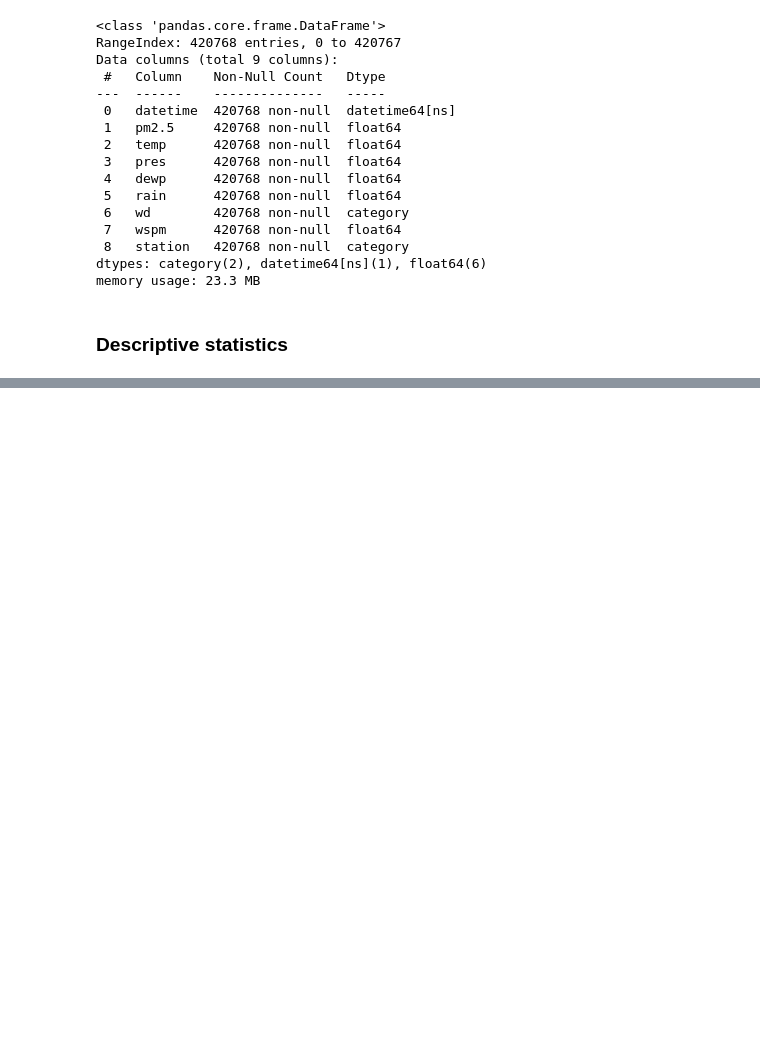
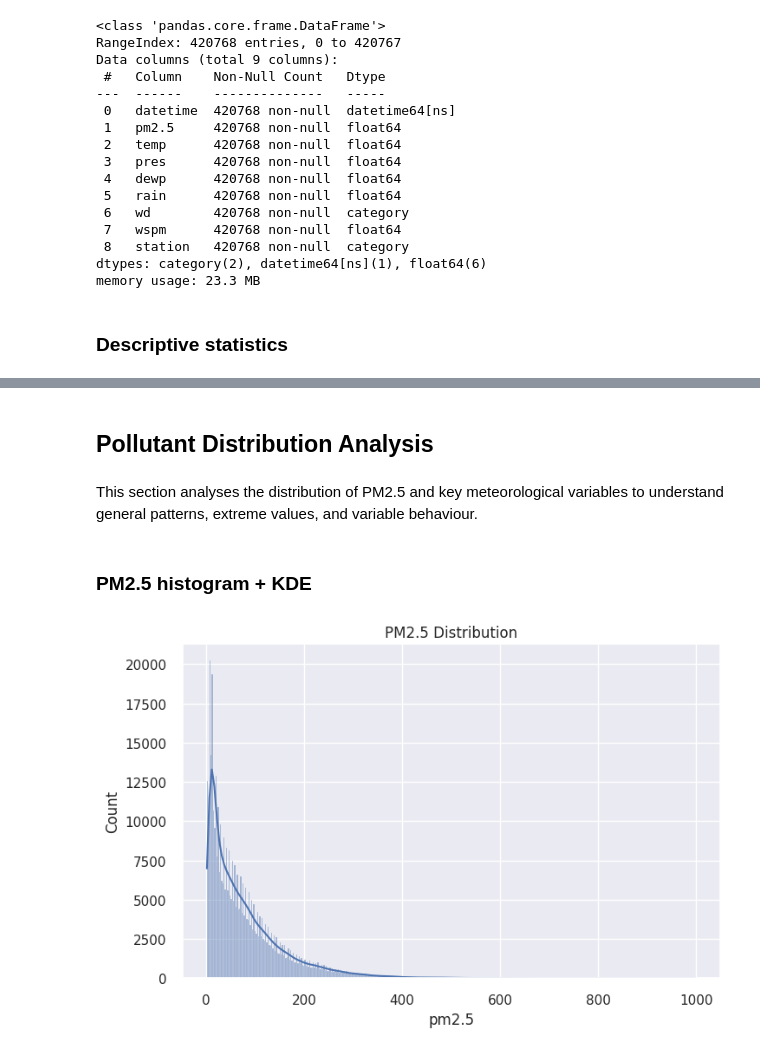
Before and after one commit to RSE1982/beijing-air-quality, a Jupyter notebook: notebooks/03_initial_eda.ipynb, the cells around one changed output, grey strips where cells are left out. Cells and saved outputs as stored; diff of their text form; code cells hidden in the pictures; blank space fills up the shorter version.

Commit message:
feat: add polution distribution analysis, closes #22

```diff
--- a/notebooks/03_initial_eda.ipynb
+++ b/notebooks/03_initial_eda.ipynb
@@ -200,3 +200,16 @@ overview_stats # Display the overview statistics
 | dewp | 420768.0 | 2.482602 | -43.4 | -8.9 | 3.0 | 15.1 | 29.1 | 13.797255 | -0.186849 | -1.133436 |
 | rain | 420768.0 | 0.064416 | 0.0 | 0.0 | 0.0 | 0.0 | 72.5 | 0.820626 | 30.057526 | 1346.750490 |
 | wspm | 420768.0 | 1.730317 | 0.0 | 0.9 | 1.4 | 2.2 | 13.2 | 1.24698 | 1.625499 | 3.680951 |
+# %% [markdown]
+## Pollutant Distribution Analysis
+# %% [markdown]
+This section analyses the distribution of PM2.5 and key meteorological variables to understand general patterns, extreme values, and variable behaviour.
+# %% [markdown]
+### PM2.5 histogram + KDE
+# %%
+plt.figure(figsize=(8,5))
+sns.histplot(df["pm2.5"], kde=True)
+plt.title("PM2.5 Distribution")
+plt.show()
+# %% [output]
+[figure, added]
```
Also changed, not shown: parts of 7 cells of this notebook, 2 other files.
